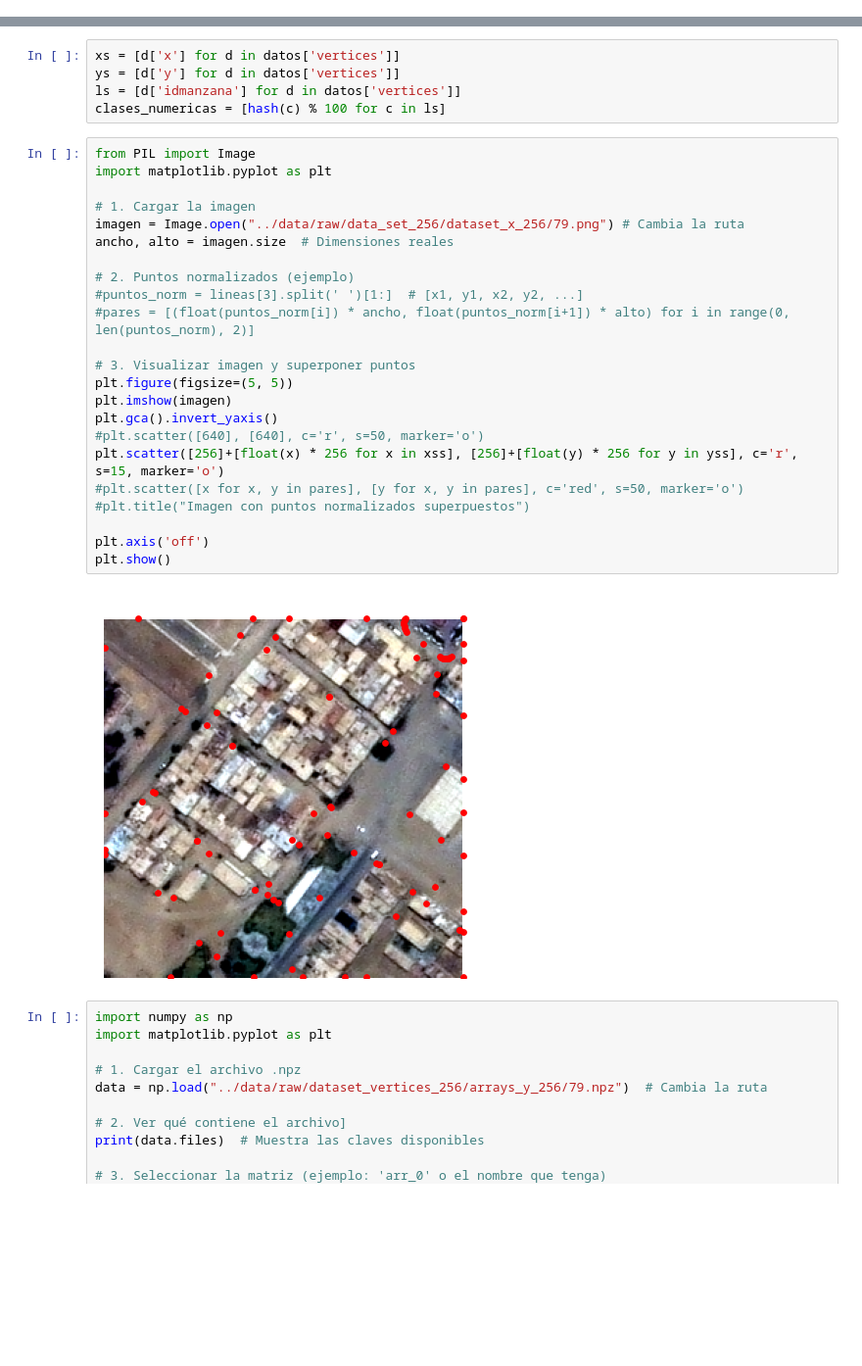
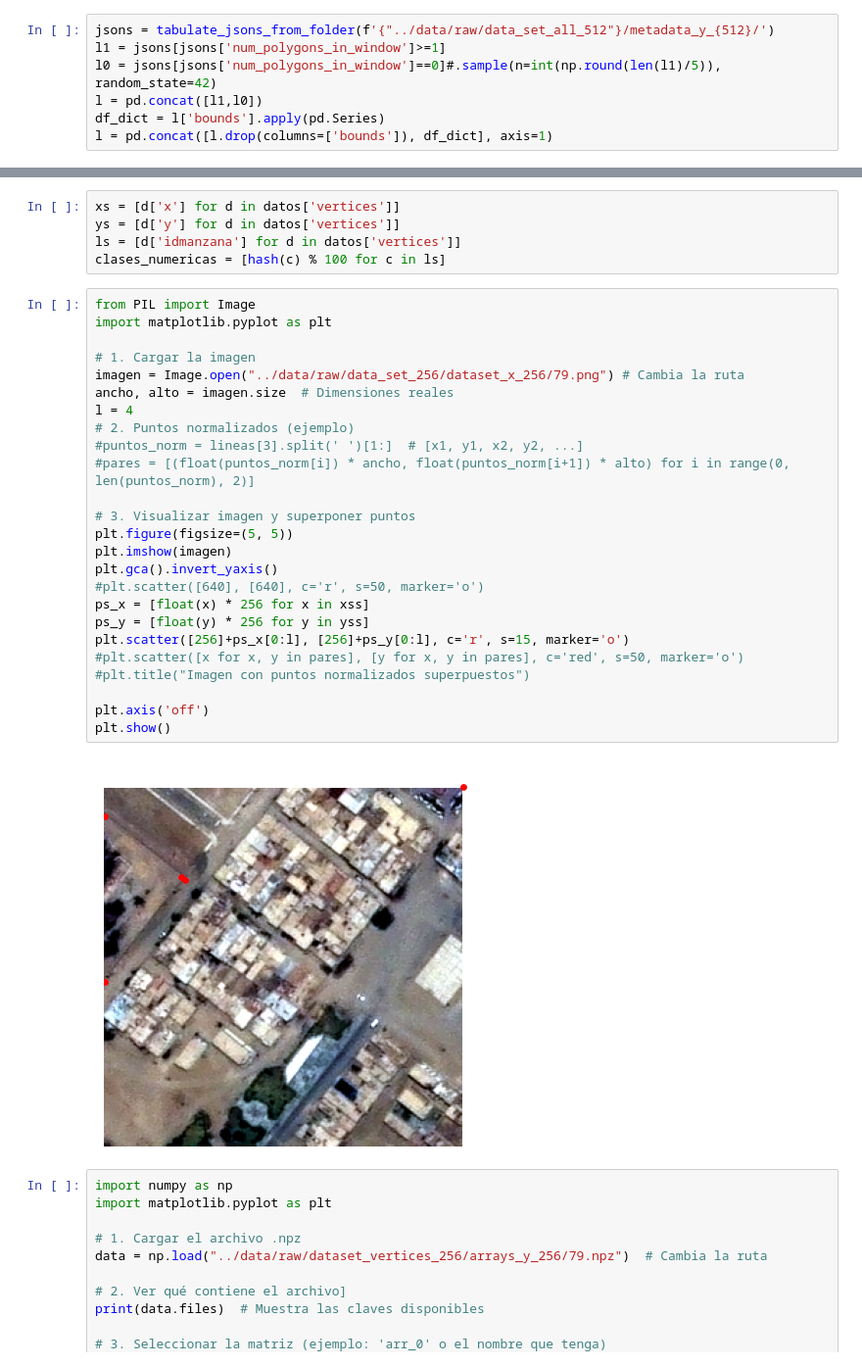
Before and after one commit to chvz-22-02/Block-Detection, a Jupyter notebook: Yolo/sandbox.ipynb, the cells around one changed output, grey strips where cells are left out. Shown at 98% size. Saved outputs shown, nothing was run; the diff lists cells and outputs as text; blank space fills up the shorter version.

```diff
--- a/Yolo/sandbox.ipynb
+++ b/Yolo/sandbox.ipynb
@@ -9,0 +11,7 @@ import matplotlib.pyplot as plt
+# %%
+jsons = tabulate_jsons_from_folder(f'{"../data/raw/data_set_all_512"}/metadata_y_{512}/')
+l1 = jsons[jsons['num_polygons_in_window']>=1]
+l0 = jsons[jsons['num_polygons_in_window']==0]#.sample(n=int(np.round(len(l1)/5)), random_state=42)
+l = pd.concat([l1,l0])
+df_dict = l['bounds'].apply(pd.Series)
+l = pd.concat([l.drop(columns=['bounds']), df_dict], axis=1)
@@ -48,28 +81,30 @@ clases_numericas = [hash(c) % 100 for c in ls]
 # %%
 from PIL import Image
 import matplotlib.pyplot as plt
 
 # 1. Cargar la imagen
 imagen = Image.open("../data/raw/data_set_256/dataset_x_256/79.png") # Cambia la ruta
 ancho, alto = imagen.size  # Dimensiones reales
-
+l = 4
 # 2. Puntos normalizados (ejemplo)
 #puntos_norm = lineas[3].split(' ')[1:]  # [x1, y1, x2, y2, ...]
 #pares = [(float(puntos_norm[i]) * ancho, float(puntos_norm[i+1]) * alto) for i in range(0, len(puntos_norm), 2)]
 
 # 3. Visualizar imagen y superponer puntos
 plt.figure(figsize=(5, 5))
 plt.imshow(imagen)
 plt.gca().invert_yaxis()
 #plt.scatter([640], [640], c='r', s=50, marker='o')
-plt.scatter([256]+[float(x) * 256 for x in xss], [256]+[float(y) * 256 for y in yss], c='r', s=15, marker='o')
+ps_x = [float(x) * 256 for x in xss]
+ps_y = [float(y) * 256 for y in yss]
+plt.scatter([256]+ps_x[0:l], [256]+ps_y[0:l], c='r', s=15, marker='o')
 #plt.scatter([x for x, y in pares], [y for x, y in pares], c='red', s=50, marker='o')
 #plt.title("Imagen con puntos normalizados superpuestos")
 
 plt.axis('off')
 plt.show()
 # %% [output]
-[figure, old version]
+[figure, new version]
 # %%
 import numpy as np
 import matplotlib.pyplot as plt
```
Also changed, not shown: parts of 7 cells of this notebook, 4 other files.
